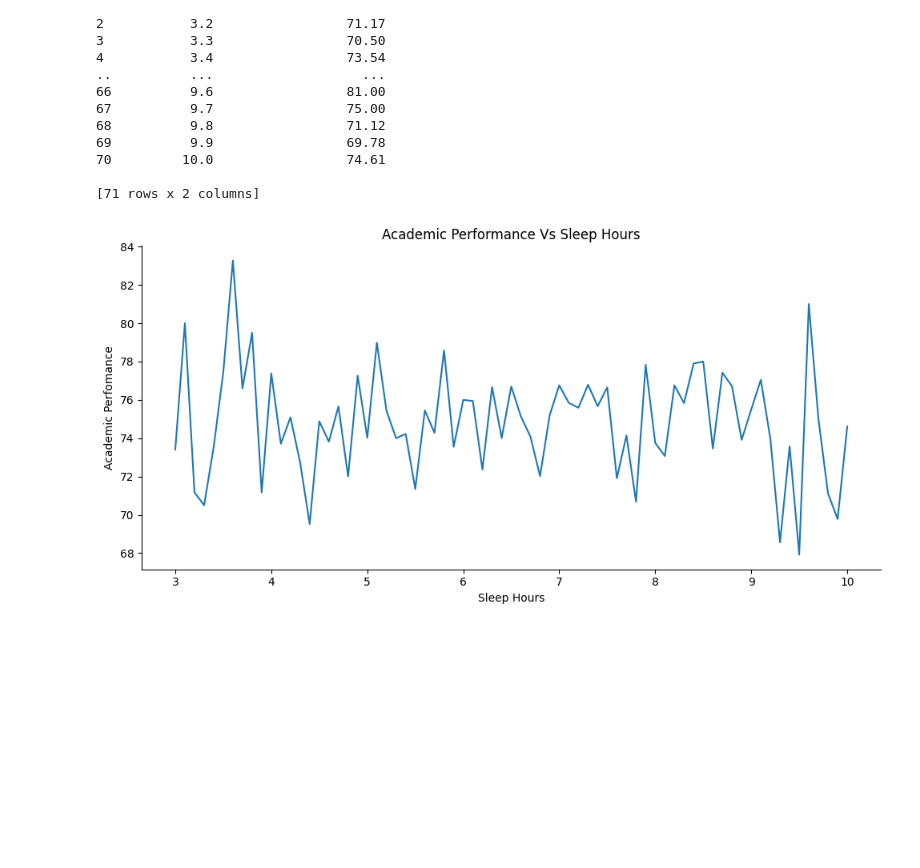
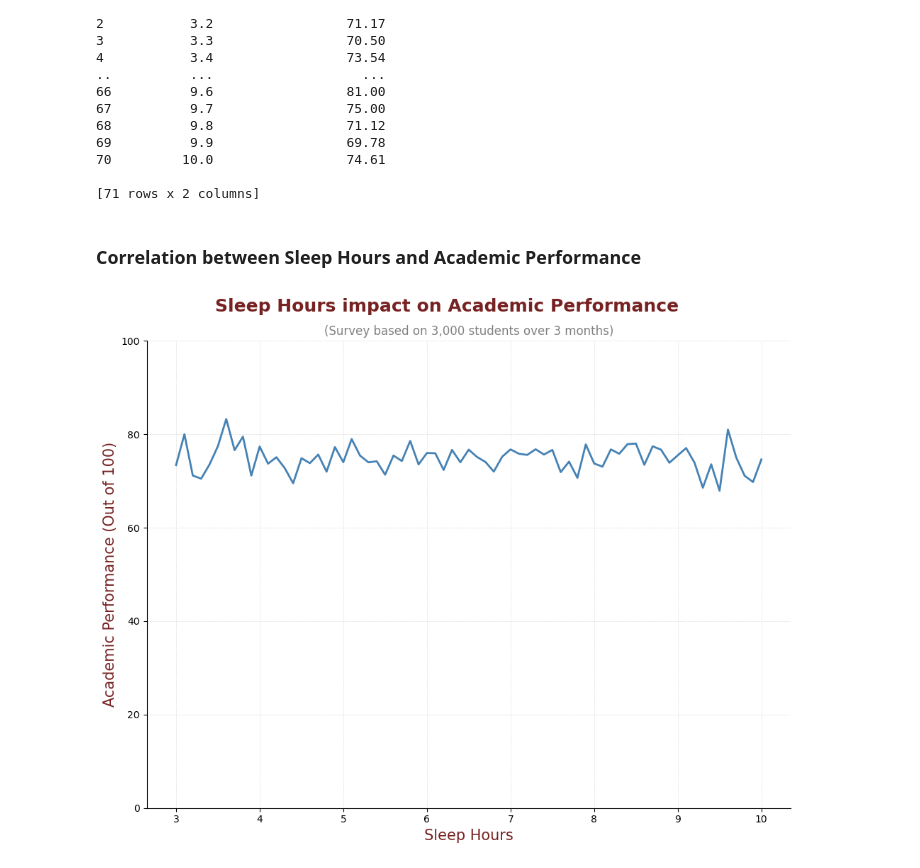
Before and after one commit to shivahari04/smartphone_addiction_analysis, a Jupyter notebook: Notebook/screen_addiction.ipynb, the cells around one changed output. Saved outputs shown, nothing was run; the diff lists cells and outputs as text; code cells hidden in the pictures; blank space fills up the shorter version.

```diff
--- a/Notebook/screen_addiction.ipynb
+++ b/Notebook/screen_addiction.ipynb
@@ -432,18 +454,31 @@ print(Sleep_Score)
 70         10.0                 74.61
 
 [71 rows x 2 columns]
+# %% [markdown]
+### Correlation between Sleep Hours and Academic Performance
 # %%
-plt.figure(figsize=(10, 5))
-plt.plot(Sleep_Score['Sleep_Hours'], Sleep_Score['Academic_Performance'])
-plt.title('Academic Performance Vs Sleep Hours')
-plt.xlabel('Sleep Hours')
-plt.ylabel('Academic Perfomance')
+# Line chart to find out if lack of sleep impacts academic performance
 
-ax = plt.gca()
+fig, ax = plt.subplots(figsize=(10, 8))
+
+ax.plot(Sleep_Score['Sleep_Hours'], Sleep_Score['Academic_Performance'], linewidth=2, color='steelblue')
+
+fig.suptitle('Sleep Hours impact on Academic Performance', fontweight='bold', color="#772222", fontsize=18, y=.98)
+ax.set_title('(Survey based on 3,000 students over 3 months)', fontsize=12, color='gray')
+ax.set_xlabel('Sleep Hours', fontsize=15, color="#772222")
+ax.set_ylabel('Academic Performance (Out of 100)', fontsize=15, color="#772222")
+
+ax.yaxis.grid(True, linestyle='--', linewidth=0.4, color='gray', alpha=0.3)
+ax.xaxis.grid(True, linestyle='--', linewidth=0.4, color='gray', alpha=0.3)
+ax.set_axisbelow(True)
+
+
+ax.set_ylim(0, 100)
+
 ax.spines['top'].set_visible(False)
 ax.spines['right'].set_visible(False)
 
 plt.tight_layout()
 plt.show()
 # %% [output]
-[figure, old version]
+[figure, new version]
```
Also changed, not shown: parts of 17 cells of this notebook.
